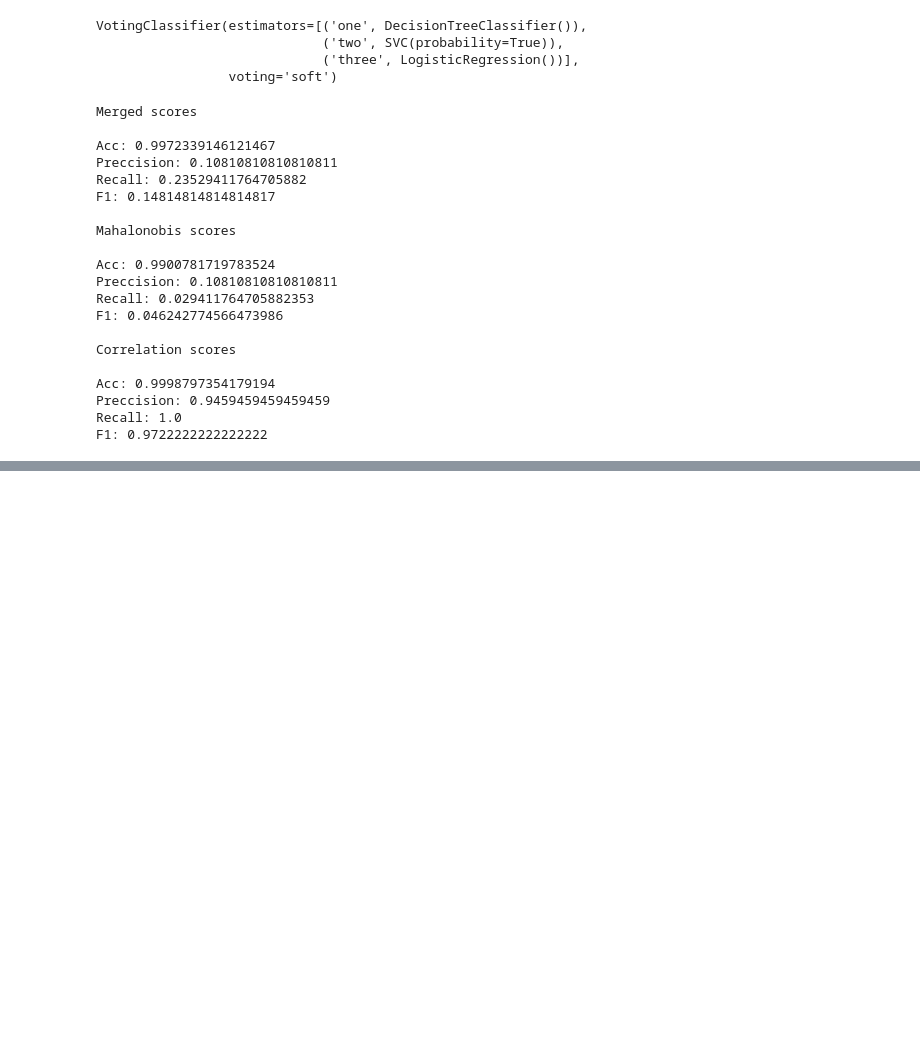
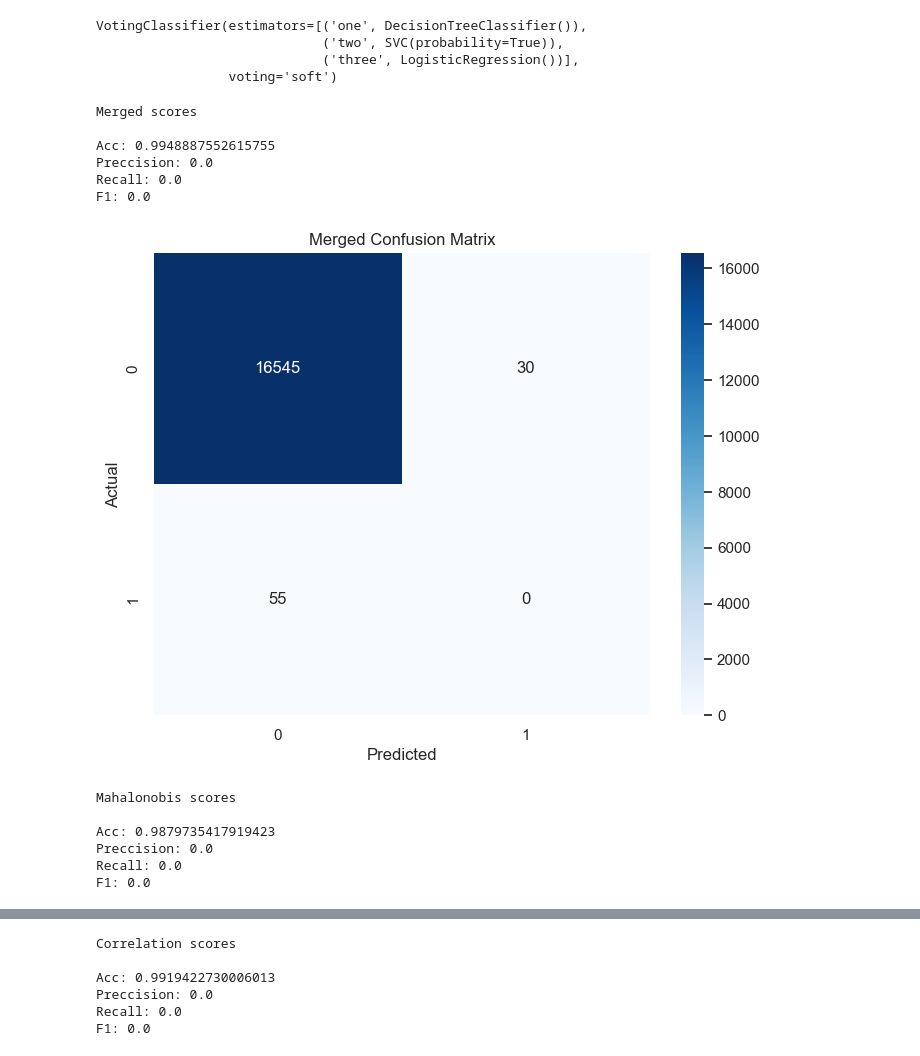
Before and after one commit to iAndRYou/anomalies, a Jupyter notebook: model.ipynb, the cells around one changed output, grey strips where cells are left out. Saved outputs shown, nothing was run; the diff lists cells and outputs as text; code cells hidden in the pictures; blank space fills up the shorter version.

```diff
--- a/model.ipynb
+++ b/model.ipynb
@@ -299,44 +310,69 @@ VotingClassifier(estimators=[('one', DecisionTreeClassifier()),
                  voting='soft')
 # %%
 import pandas as pd
-from sklearn.metrics import accuracy_score, f1_score, recall_score, precision_score
+from sklearn.metrics import accuracy_score, f1_score, recall_score, precision_score, confusion_matrix
+import matplotlib.pyplot as plt
+import seaborn as sns
 
-X_test = pd.concat([test_X_merged, test_X_mahalanobis, test_X_correlation])
-y_test = pd.concat([test_y_merged, test_y_mahalanobis, test_y_correlation])
+X_test = pd.concat([test_X_merged, test_X_mahalanobis, test_X_correlation])[::-1]
+y_test = pd.concat([test_y_merged, test_y_mahalanobis, test_y_correlation])[::-1]
 
 y_pred = eclf.predict(X_test)
-def print_scores(y_test,title):
+
+def print_scores(y_test, title):
     print(title)
     accuracy = accuracy_score(y_test, y_pred[:16630])
     prec = precision_score(y_test, y_pred[:16630])
     recall = recall_score(y_test, y_pred[:16630])
     f1 = f1_score(y_test, y_pred[:16630])
     print(f'Acc: {accuracy}')
     print(f'Preccision: {prec}')
     print(f'Recall: {recall}')
     print(f'F1: {f1}')
 
+def print_scores2(y_test,title):
+    print(title)
+    accuracy = accuracy_score(y_test, y_pred)
+    prec = precision_score(y_test, y_pred)
+    recall = recall_score(y_test, y_pred)
+    f1 = f1_score(y_test, y_pred)
+    print(f'Acc: {accuracy}')
+    print(f'Preccision: {prec}')
+    print(f'Recall: {recall}')
+    print(f'F1: {f1}')
+
+def plot_confusion_matrix(y_test, y_pred, title):
+    cm = confusion_matrix(y_test, y_pred)
+    plt.figure(figsize=(8, 6))
+    sns.heatmap(cm, annot=True, fmt='d', cmap='Blues')
+    plt.xlabel('Predicted')
+    plt.ylabel('Actual')
+    plt.title(title)
+    plt.show()
+
+
 print_scores(test_y_merged,"\nMerged scores\n")
+plot_confusion_matrix(test_y_merged, y_pred[:16630], "Merged Confusion Matrix")
+
 print_scores(test_y_mahalanobis,"\nMahalonobis scores\n")
+plot_confusion_matrix(test_y_mahalanobis, y_pred[:16630], "Mahalanobis Confusion Matrix")
+
 print_scores(test_y_correlation,"\nCorrelation scores\n")
+plot_confusion_matrix(test_y_correlation, y_pred[:16630], "Correlation Confusion Matrix")
+
+print_scores2(y_test,"\nAll scores\n")
+plot_confusion_matrix(y_test, y_pred, "All Confusion Matrix")
 # %% [output]
 Merged scores
 
-Acc: 0.9972339146121467
-Preccision: 0.10810810810810811
-Recall: 0.23529411764705882
-F1: 0.14814814814814817
-
-Mahalonobis scores
-
-Acc: 0.9900781719783524
-Preccision: 0.10810810810810811
-Recall: 0.029411764705882353
-F1: 0.046242774566473986
-
-Correlation scores
-
-Acc: 0.9998797354179194
-Preccision: 0.9459459459459459
-Recall: 1.0
-F1: 0.9722222222222222
+Acc: 0.9948887552615755
+Preccision: 0.0
+Recall: 0.0
+F1: 0.0
+[figure, added]
+Mahalonobis scores
+
+Acc: 0.9879735417919423
+Preccision: 0.0
+Recall: 0.0
+F1: 0.0
@@ -342,0 +380,6 @@ F1: 0.9722222222222222
+Correlation scores
+
+Acc: 0.9919422730006013
+Preccision: 0.0
+Recall: 0.0
+F1: 0.0
```
Also changed, not shown: parts of 4 cells of this notebook.
